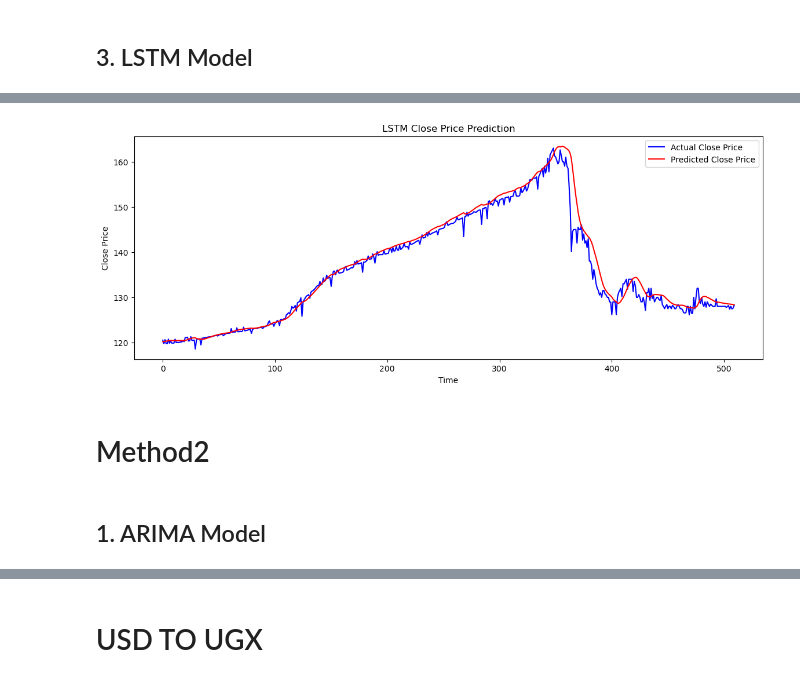
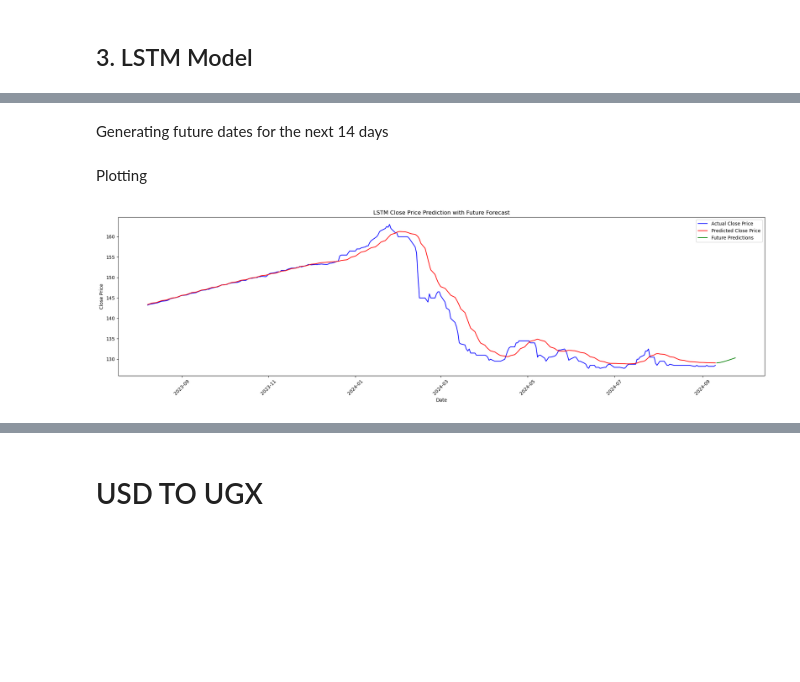
Before and after one commit to memmar1/Project, a Jupyter notebook: Final_Cpastone.ipynb, the cells around one changed output, grey strips where cells are left out. Saved outputs shown, nothing was run; the diff lists cells and outputs as text; code cells hidden in the pictures; blank space fills up the shorter version.

```diff
--- a/Final_Cpastone.ipynb
+++ b/Final_Cpastone.ipynb
@@ -531,0 +478,2 @@ y_test_scaled = scaler.inverse_transform(y_test.reshape(-1, 1))
+# %%
+last_sequence = X_test[-1]  # last sequence from the test set
@@ -531,0 +482,8 @@ y_test_scaled = scaler.inverse_transform(y_test.reshape(-1, 1))
+# %%
+future_predictions = []
+current_sequence = last_sequence
+
+for i in range(future_days):
+    next_value = model.predict(current_sequence.reshape(1, time_step, 1))   # Predict the next value
+    future_predictions.append(next_value[0, 0])                             # Append the prediction to the future predictions list
+    current_sequence = np.append(current_sequence[1:], next_value, axis=0)  # Update the current sequence by removing the first element and adding the new prediction
@@ -532,16 +505,26 @@ y_test_scaled = scaler.inverse_transform(y_test.reshape(-1, 1))
+# %%
+# Scale back the predictions to the original scale
+future_predictions = scaler.inverse_transform(np.array(future_predictions).reshape(-1, 1))
+# %% [markdown]
+Generating future dates for the next 14 days
+# %%
+last_date = dates_test[-1]  # Last date from the test set
+future_dates = [last_date + timedelta(days=i) for i in range(1, future_days + 1)]
+# %% [markdown]
+Plotting
 # %%
-# Plot the results
-plt.figure(figsize=(14, 5))
-plt.plot(y_test_scaled, color='blue', label='Actual Close Price')
-plt.plot(predicted, color='red', label='Predicted Close Price')
-plt.title('LSTM Close Price Prediction')
-plt.xlabel('Time')
+plt.figure(figsize=(20, 6))
+
+plt.plot(dates_test, y_test_scaled, color='blue', label='Actual Close Price')
+plt.plot(dates_test, predicted, color='red', label='Predicted Close Price')
+plt.plot(future_dates, future_predictions, color='green', label='Future Predictions')
+
+plt.title('LSTM Close Price Prediction with Future Forecast')
+plt.xlabel('Date')
 plt.ylabel('Close Price')
 plt.legend()
+plt.xticks(rotation=45)
+plt.tight_layout()
 plt.show()
 # %% [output]
-[figure, old version]
+[figure, new version]
-# %% [markdown]
-# Method2
-# %% [markdown]
-## 1. ARIMA Model
```
Also changed, not shown: parts of 98 cells of this notebook.
